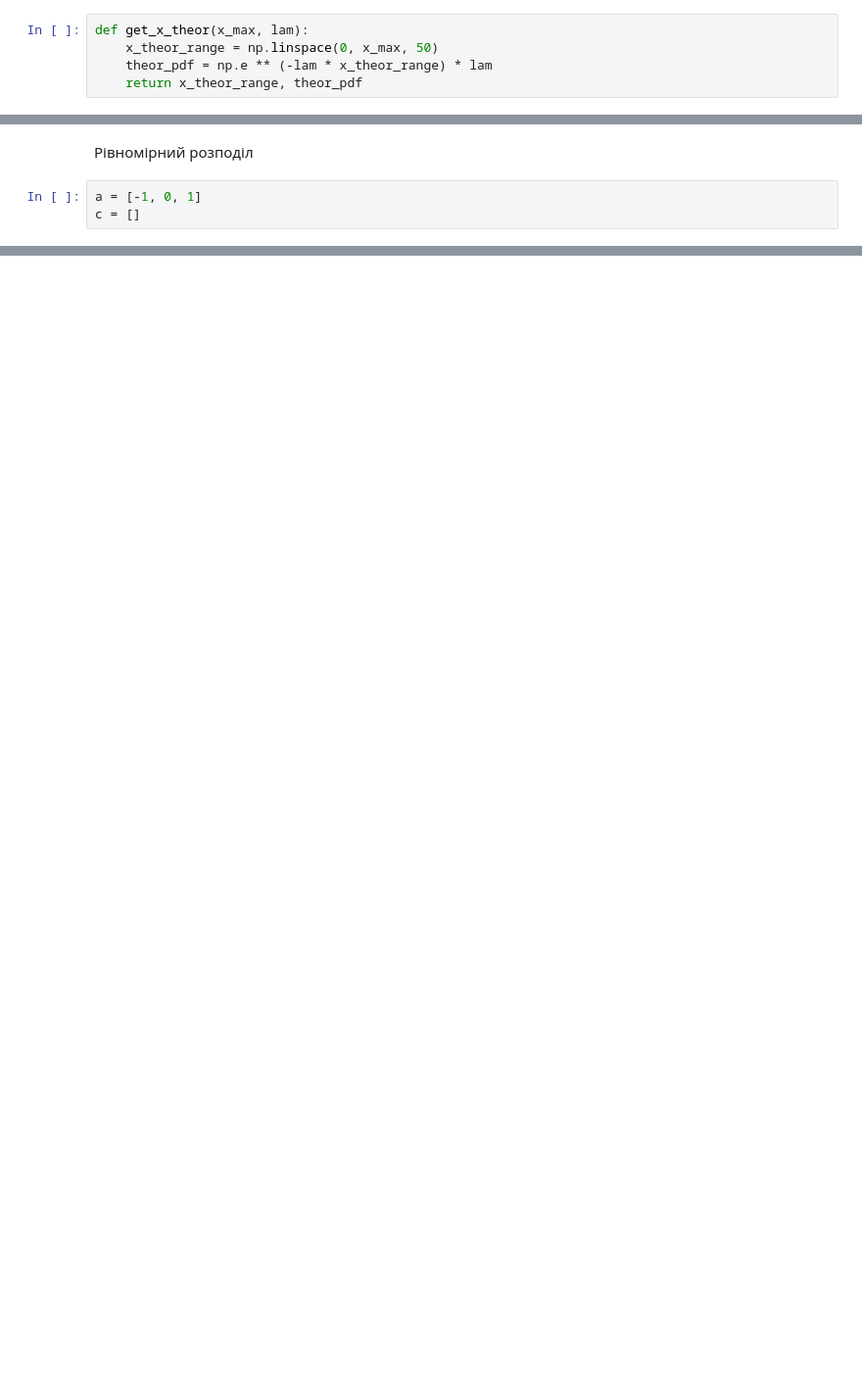
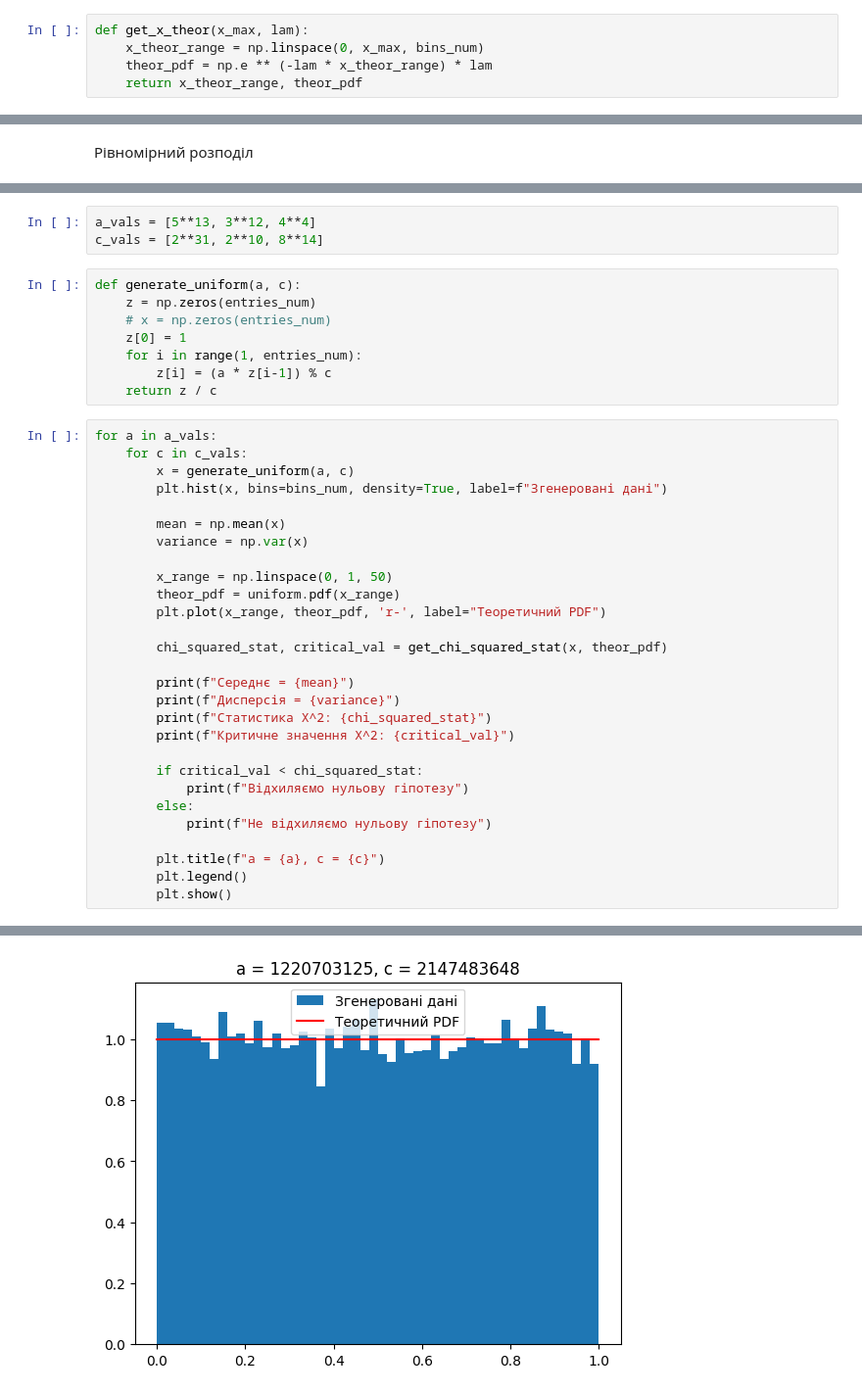
Before and after one commit to yasha424/System-Modelling, a Jupyter notebook: lab1.ipynb, the cells around one changed output, grey strips where cells are left out. Shown: that part at 98% size. Saved outputs shown, nothing was run; the diff lists cells and outputs as text; blank space fills up the shorter version.

```diff
--- a/lab1.ipynb
+++ b/lab1.ipynb
@@ -23,7 +21,7 @@ def get_random_exp_nums(lam):
     return (-1 / lam) * np.log(rand_nums)
 # %%
 def get_x_theor(x_max, lam):
-    x_theor_range = np.linspace(0, x_max, 50)
+    x_theor_range = np.linspace(0, x_max, bins_num)
     theor_pdf = np.e ** (-lam * x_theor_range) * lam
     return x_theor_range, theor_pdf
 # %%
@@ -96,5 +163,2 @@ for a in a_vals:
 # %% [markdown]
 Рівномірний розподіл
-# %%
-a = [-1, 0, 1]
-c = []
@@ -100,0 +167,40 @@ c = []
+# %%
+a_vals = [5**13, 3**12, 4**4]
+c_vals = [2**31, 2**10, 8**14]
+# %%
+def generate_uniform(a, c):
+    z = np.zeros(entries_num)
+    # x = np.zeros(entries_num)
+    z[0] = 1
+    for i in range(1, entries_num):
+        z[i] = (a * z[i-1]) % c
+    return z / c
+# %%
+for a in a_vals:
+    for c in c_vals:
+        x = generate_uniform(a, c)
+        plt.hist(x, bins=bins_num, density=True, label=f"Згенеровані дані")
+
+        mean = np.mean(x)
+        variance = np.var(x)
+
+        x_range = np.linspace(0, 1, 50)
+        theor_pdf = uniform.pdf(x_range)
+        plt.plot(x_range, theor_pdf, 'r-', label="Теоретичний PDF")
+
+        chi_squared_stat, critical_val = get_chi_squared_stat(x, theor_pdf)
+
+        print(f"Середнє = {mean}")
+        print(f"Дисперсія = {variance}")
+        print(f"Статистика Х^2: {chi_squared_stat}")
+        print(f"Критичне значення Х^2: {critical_val}")
+
+        if critical_val < chi_squared_stat:
+            print(f"Відхиляємо нульову гіпотезу")
+        else:
+            print(f"Не відхиляємо нульову гіпотезу")
+
+        plt.title(f"a = {a}, c = {c}")
+        plt.legend()
+        plt.show()
+# %% [output]
@@ -100,0 +212 @@ c = []
+[figure, added]
```
Also changed, not shown: parts of 6 cells of this notebook.
